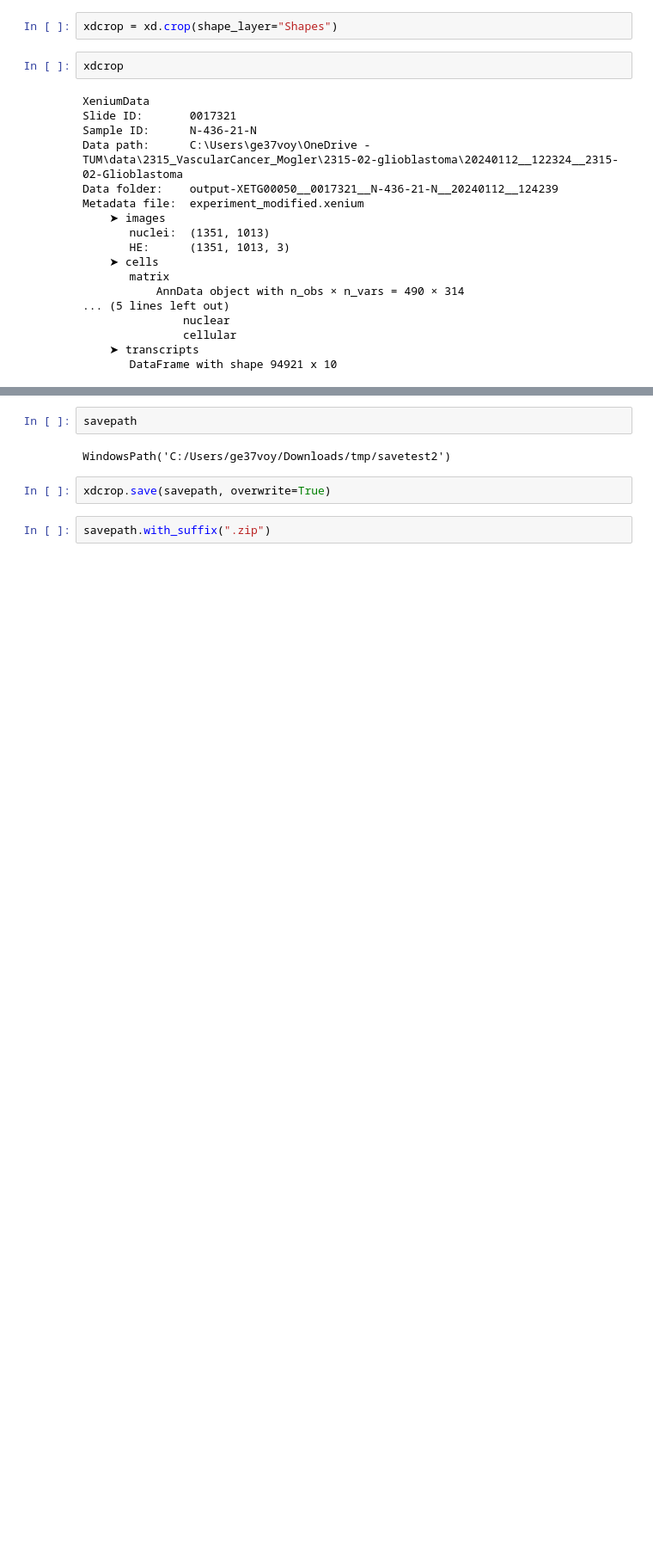
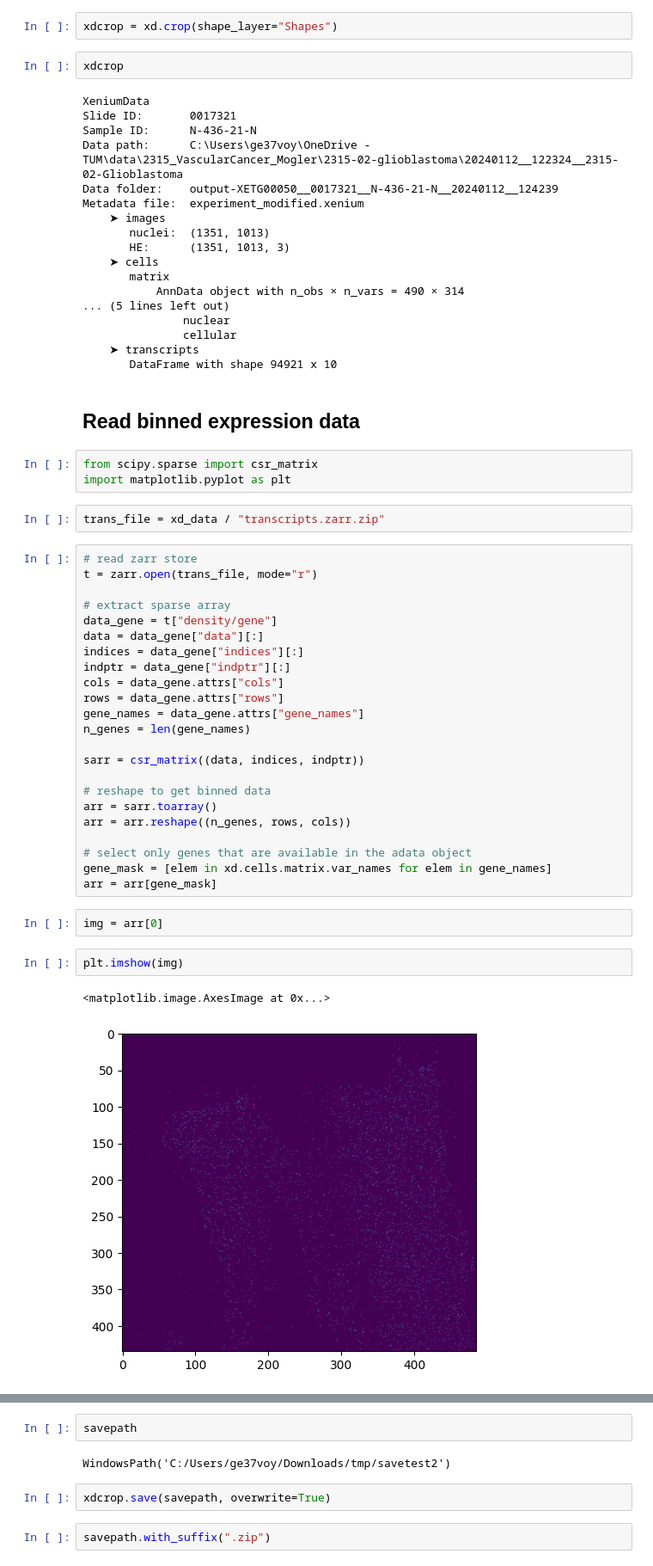
Before and after one commit to b-lemke98/InSituPy-1, a Jupyter notebook: notebooks/dev/read_boundaries_as_mask.ipynb, the cells around one changed output, grey strips where cells are left out. Shown at 86% size. Drawn from its saved outputs; the diff is of its cells as text; blank space fills up the shorter version.

Commit message:
Implement reading of binned expression to `.varm` of `xd.cells.matrix`. See Implement binned expression plots #68

```diff
--- a/notebooks/dev/read_boundaries_as_mask.ipynb
+++ b/notebooks/dev/read_boundaries_as_mask.ipynb
@@ -52,3 +72,40 @@ Metadata file:  experiment_modified.xenium
                cellular
     ➤ transcripts
        DataFrame with shape 94921 x 10
+# %% [markdown]
+## Read binned expression data
+# %%
+from scipy.sparse import csr_matrix
+import matplotlib.pyplot as plt
+# %%
+trans_file = xd_data / "transcripts.zarr.zip"
+# %%
+# read zarr store
+t = zarr.open(trans_file, mode="r")
+
+# extract sparse array
+data_gene = t["density/gene"]
+data = data_gene["data"][:]
+indices = data_gene["indices"][:]
+indptr = data_gene["indptr"][:]
+cols = data_gene.attrs["cols"]
+rows = data_gene.attrs["rows"]
+gene_names = data_gene.attrs["gene_names"]
+n_genes = len(gene_names)
+
+sarr = csr_matrix((data, indices, indptr))
+
+# reshape to get binned data
+arr = sarr.toarray()
+arr = arr.reshape((n_genes, rows, cols))
+
+# select only genes that are available in the adata object
+gene_mask = [elem in xd.cells.matrix.var_names for elem in gene_names]
+arr = arr[gene_mask]
+# %%
+img = arr[0]
+# %%
+plt.imshow(img)
+# %% [output]
+<matplotlib.image.AxesImage at 0x...>
+[figure, added]
```
Also changed, not shown: parts of 6 cells of this notebook, 1 other file.
